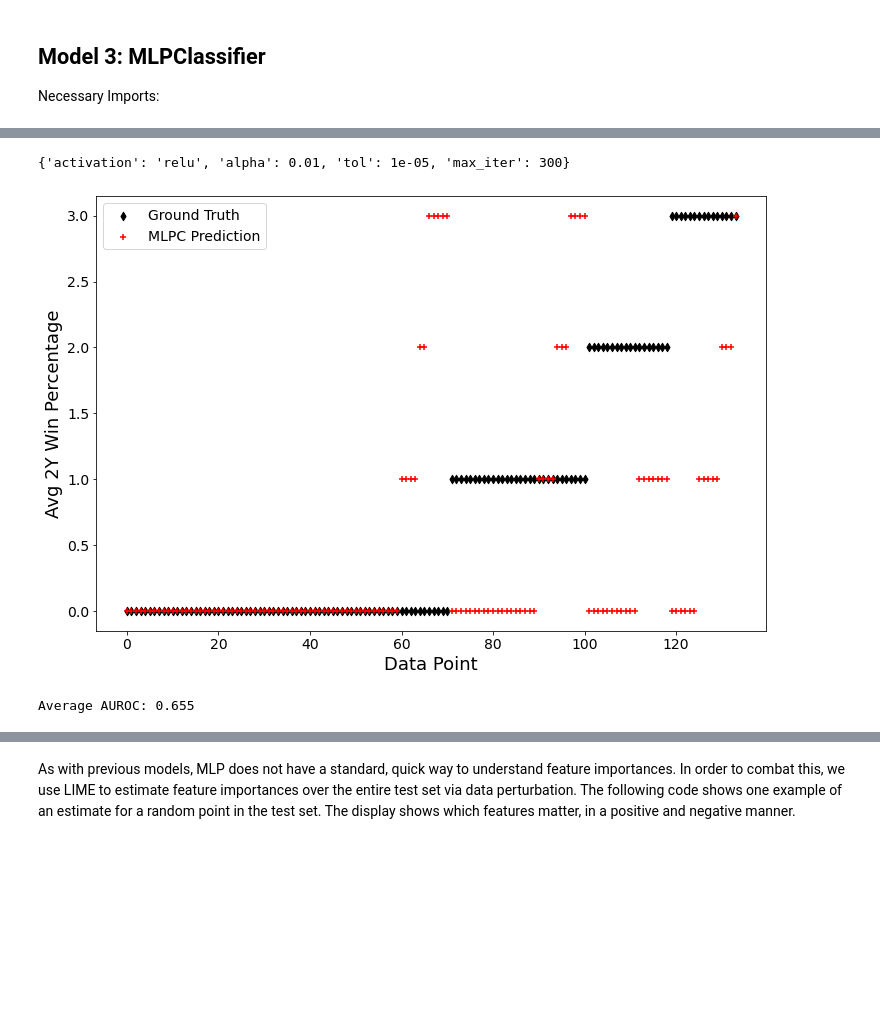
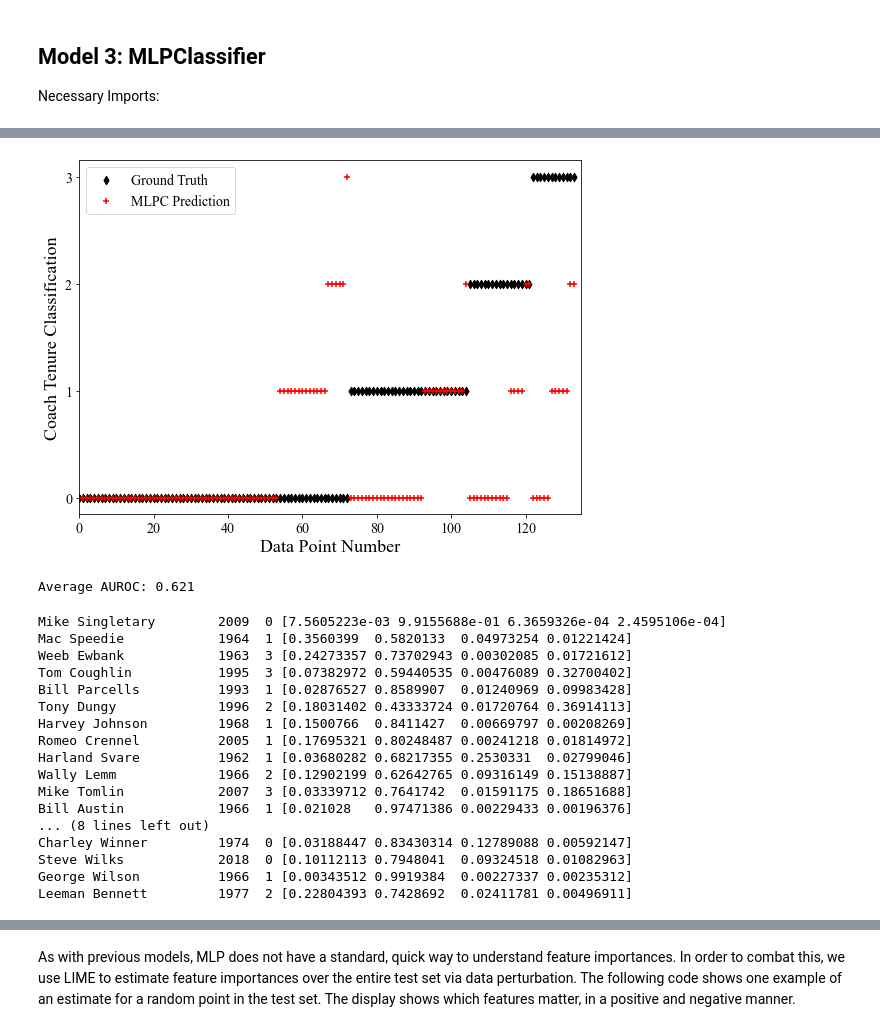
Before and after one commit to jwilliamson7/CoachingProject, a Jupyter notebook: Williamson-Jon-CSCE421-Project-CoachTenureModels.ipynb, the cells around one changed output, grey strips where cells are left out. Drawn from its saved outputs; the diff is of its cells as text; code cells hidden in the pictures; blank space fills up the shorter version.

```diff
--- a/Williamson-Jon-CSCE421-Project-CoachTenureModels.ipynb
+++ b/Williamson-Jon-CSCE421-Project-CoachTenureModels.ipynb
@@ -234,6 +235,7 @@ The `create_data.py` file segments coach tenure into four classes as such:
 </tbody>
 </table>
 # %%
+rcParams['figure.figsize'] = 9, 6.5
 raw_coach_class = y.values.T
 raw_coach_class_mean = np.mean(raw_coach_class)
 plt.hist(raw_coach_class, bins=[-.5,.5,1.5,2.5,3.5], color='c', edgecolor='k')
@@ -508,6 +522,7 @@ Rank 25: During years as NFL OC, team’s average normalized giveaway rank (Feat
 # %% [markdown]
 The following code predicts the classes for the held out test set and displays the results.
 # %%
+from scipy.stats import mode
 plot_pred = None
 model = None
 X_test__ = None
@@ -516,5 +531,8 @@ for i in [1]:
     mean_imputer = SimpleImputer()
     X_train__      = mean_imputer.fit_transform(X_train)
     X_test__       = mean_imputer.transform(X_test)
-    model = LogisticRegression(C=np.mean(log_best_params_dict['C'])).fit(X_train__, y_train)
+    #model = LogisticRegression(C=np.mean(log_best_params_dict['C'])).fit(X_train__, y_train)
+    print(np.mean(log_best_params_dict['C']))
+    model = LogisticRegression(C=mode(log_best_params_dict['C'])[0][0]).fit(X_train__, y_train)
+
     plot_pred = model.predict(X_test__)
@@ -555,11 +574,11 @@ As before, we will implement the model with external cross-validation. Because x
 # %%
 
 xgbr_param_dict = {
-    "n_estimators":     [1, 5, 10, 20, 50, 100],
-    "learning_rate":    [.01, .05, .1, .15, .2, .25, .3],
-    "max_depth":        [2, 4, 6, 8, 10, 12],
-    "gamma":            [0, .01, .05, .1],
-    "alpha":            [0, .01, .05, .1]
+    "n_estimators":     [10, 25, 50, 100, 200],
+    "learning_rate":    [.01, .05, .1, .2],
+    "max_depth":        [2, 4, 6, 8, 10],
+    "gamma":            [0, .001, .01, .1],
+    "reg_lambda":       [0, .01, .1]
 }
 """
 xgbr_param_dict = {
@@ -590,7 +609,7 @@ for train_index, test_index in skf.split(X_train, y_train):
     X_train__      = mean_imputer.fit_transform(X_train_)
     X_test__       = mean_imputer.transform(X_test_)
 
-    model = GridSearchCV(XGBClassifier(**default_xgbr_params), param_grid=xgbr_param_dict, scoring='roc_auc_ovr_weighted', n_jobs=-1, cv=5, verbose=1).fit(X_train__, y_train_)
+    model = GridSearchCV(XGBClassifier(**default_xgbr_params), param_grid=xgbr_param_dict, scoring='roc_auc_ovr', n_jobs=-1, cv=5, verbose=1).fit(X_train__, y_train_)
     for key, value in model.best_params_.items():
         xgbr_best_params_dict[key].append(value)
     best_model = model.best_estimator_
@@ -599,6 +618,6 @@ for train_index, test_index in skf.split(X_train, y_train):
     tr_pred = best_model.predict_proba(X_train__)
     te_pred  = best_model.predict_proba(X_test__)
 
-    xgbr_result_dict['test_score'].append(roc_auc_score(y_test_, te_pred, average='weighted', multi_class='ovr'))
-    xgbr_result_dict['train_score'].append(roc_auc_score(y_train_, tr_pred, average='weighted', multi_class='ovr'))
+    xgbr_result_dict['test_score'].append(roc_auc_score(y_test_, te_pred, average='macro', multi_class='ovr'))
+    xgbr_result_dict['train_score'].append(roc_auc_score(y_train_, tr_pred, average='macro', multi_class='ovr'))
 # %% [output]
@@ -704,10 +739,10 @@ from sklearn.neural_network import MLPClassifier
 # %%
 
 mlpc_param_dict = {
-    "activation":       ['relu', 'tanh'],
     "alpha":            [0, .0001, .001, .01],
     "tol":              [1e-4, 1e-5],
     "max_iter":         [200, 300, 400, 500]
+    #"hidden_layer_sizes":   [(100,), (50, 25,), (50, 25, 15, 9,), (100, 100, 50, 50,),]
 }
 """
 mlpc_param_dict = {
@@ -723,7 +758,8 @@ mlpc_result_dict = {    'train_score':  [],
 }
 
 default_mlpc_params = {
-    'solver':       'lbfgs'
+    'solver':       'lbfgs',
+    "activation":   'relu'
 }
 
 num_of_folds=10
@@ -737,7 +773,7 @@ for train_index, test_index in skf.split(X_train, y_train):
     X_train__      = mean_imputer.fit_transform(X_train_)
     X_test__       = mean_imputer.transform(X_test_)
 
-    model = GridSearchCV(MLPClassifier(**default_mlpc_params), param_grid=mlpc_param_dict, scoring='roc_auc_ovr_weighted', n_jobs=-1, cv=5, verbose=1).fit(X_train__, y_train_)
+    model = GridSearchCV(MLPClassifier(**default_mlpc_params), param_grid=mlpc_param_dict, scoring='roc_auc_ovr', n_jobs=-1, cv=5, verbose=1).fit(X_train__, y_train_)
     for key, value in model.best_params_.items():
         mlpc_best_params_dict[key].append(value)
     best_model = model.best_estimator_
@@ -745,6 +781,6 @@ for train_index, test_index in skf.split(X_train, y_train):
     tr_pred = best_model.predict_proba(X_train__)
     te_pred  = best_model.predict_proba(X_test__)
 
-    mlpc_result_dict['test_score'].append(roc_auc_score(y_test_, te_pred, average='weighted', multi_class='ovr'))
-    mlpc_result_dict['train_score'].append(roc_auc_score(y_train_, tr_pred, average='weighted', multi_class='ovr'))
+    mlpc_result_dict['test_score'].append(roc_auc_score(y_test_, te_pred, average='macro', multi_class='ovr'))
+    mlpc_result_dict['train_score'].append(roc_auc_score(y_train_, tr_pred, average='macro', multi_class='ovr'))
 # %% [output]
@@ -793,25 +835,37 @@ mlpc_best_params_dict
-# %%
-test_mlpc_best_params_dict = {key: max(set(value), key=value.count) for (key, value) in mlpc_best_params_dict.items()}
-print(test_mlpc_best_params_dict)
-test_mlpc_best_params_dict.update(default_mlpc_params)
-mean_imputer    = SimpleImputer()
-imputed_X_train = mean_imputer.fit_transform(X_train)
-imputed_X_test  = mean_imputer.transform(X_test)
-mlpc = MLPClassifier(**test_mlpc_best_params_dict).fit(imputed_X_train, y_train)
-plot_pred = mlpc.predict(imputed_X_test)
-# %% [output]
-{'activation': 'relu', 'alpha': 0.01, 'tol': 1e-05, 'max_iter': 300}
 # %%
 sorted_y_test, sorted_plot_pred = [list(tuple) for tuple in zip(*sorted(zip(y_test, plot_pred)))]
 plt.scatter(np.arange(0, len(sorted_y_test)), sorted_y_test, marker='d', color='k', label='Ground Truth')
 plt.scatter(np.arange(0, len(sorted_plot_pred)), sorted_plot_pred, marker='+', color='r', label='MLPC Prediction')
-plt.xlabel('Data Point')
-plt.ylabel('Avg 2Y Win Percentage')
+plt.xlabel('Data Point Number')
+plt.ylabel('Coach Tenure Classification')
+plt.yticks([0,1,2,3], labels=[0,1,2,3])
+plt.xlim(0, len(sorted_plot_pred) + 1)
 plt.legend()
 plt.show()
 # %% [output]
-[figure, old version]
+[figure, new version]
 # %%
-print('Average AUROC: {:.3f}'.format(roc_auc_score(y_test, mlpc.predict_proba(imputed_X_test), average='weighted', multi_class='ovr')))
+print('Average AUROC: {:.3f}'.format(roc_auc_score(y_test, mlpc.predict_proba(imputed_X_test), average='macro', multi_class='ovr')))
 # %% [output]
-Average AUROC: 0.655
+Average AUROC: 0.621
+# %%
+for index, probas in print_predictions(xgbr, imputed_X_test, [1]):
+    print('{:<22} {:>4} {:>2} {}'.format(df.loc[X_test.iloc[index].name]['Coach Name'], df.loc[X_test.iloc[index].name]['Year'], df.loc[X_test.iloc[index].name]['Coach Tenure Class'], probas))
+# %% [output]
+Mike Singletary        2009  0 [7.5605223e-03 9.9155688e-01 6.3659326e-04 2.4595106e-04]
+Mac Speedie            1964  1 [0.3560399  0.5820133  0.04973254 0.01221424]
+Weeb Ewbank            1963  3 [0.24273357 0.73702943 0.00302085 0.01721612]
+Tom Coughlin           1995  3 [0.07382972 0.59440535 0.00476089 0.32700402]
+Bill Parcells          1993  1 [0.02876527 0.8589907  0.01240969 0.09983428]
+Tony Dungy             1996  2 [0.18031402 0.43333724 0.01720764 0.36914113]
+Harvey Johnson         1968  1 [0.1500766  0.8411427  0.00669797 0.00208269]
+Romeo Crennel          2005  1 [0.17695321 0.80248487 0.00241218 0.01814972]
+Harland Svare          1962  1 [0.03680282 0.68217355 0.2530331  0.02799046]
+Wally Lemm             1966  2 [0.12902199 0.62642765 0.09316149 0.15138887]
+Mike Tomlin            2007  3 [0.03339712 0.7641742  0.01591175 0.18651688]
+Bill Austin            1966  1 [0.021028   0.97471386 0.00229433 0.00196376]
+... (8 lines left out)
+Charley Winner         1974  0 [0.03188447 0.83430314 0.12789088 0.00592147]
+Steve Wilks            2018  0 [0.10112113 0.7948041  0.09324518 0.01082963]
+George Wilson          1966  1 [0.00343512 0.9919384  0.00227337 0.00235312]
+Leeman Bennett         1977  2 [0.22804393 0.7428692  0.02411781 0.00496911]
```
Also changed, not shown: parts of 40 cells of this notebook, 2 other files.
